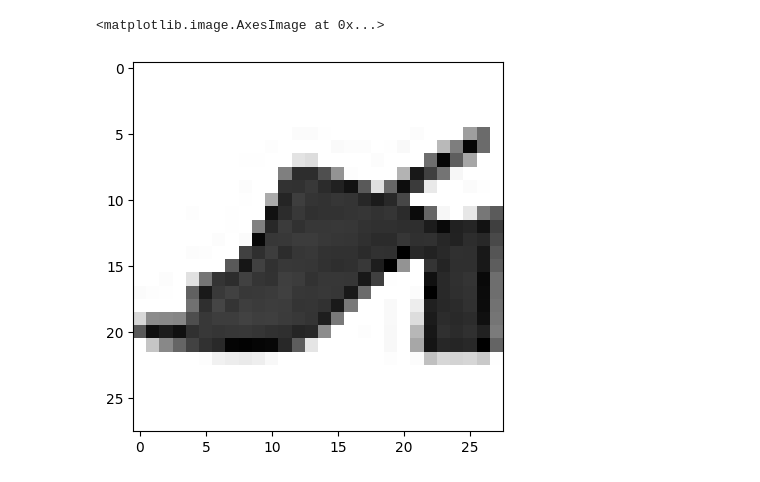
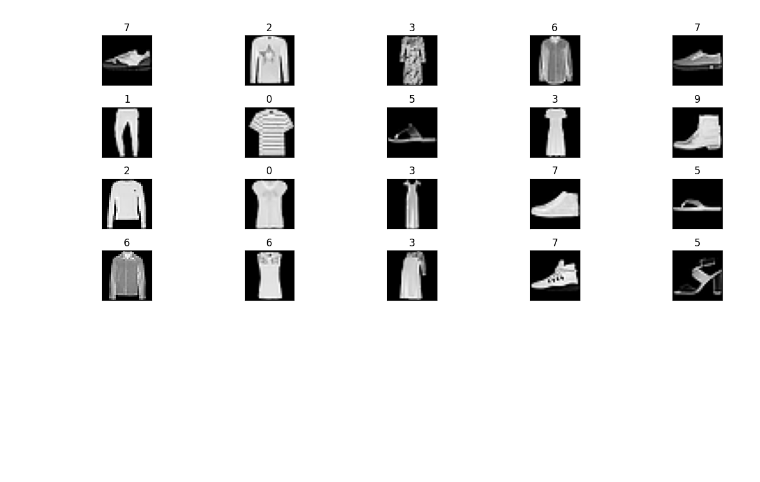
Before and after one commit to ParimiHarsha/FashionMNIST-Classification, a Jupyter notebook: FashionMNIST_classification.ipynb, the cells around one changed output. Drawn from its saved outputs; the diff is of its cells as text; code cells hidden in the pictures; blank space fills up the shorter version.

```diff
--- a/FashionMNIST_classification.ipynb
+++ b/FashionMNIST_classification.ipynb
@@ -7,18 +53,24 @@ from torchvision import datasets, transforms
 # %%
 # Define a transform to normalize the data
-transform = transforms.Compose([transforms.ToTensor(),
-                                transforms.Normalize((0.5,), (0.5,))])
-# Download and load the training data
-trainset = datasets.FashionMNIST('~/.pytorch/F_MNIST_data/', download=True, train=True, transform=transform)
-trainloader = torch.utils.data.DataLoader(trainset, batch_size=64, shuffle=True)
+transform = transforms.Compose(
+    [transforms.ToTensor(), transforms.Normalize((0.5,), (0.5,))]
+)
+# Download the train and test data
+trainset = datasets.FashionMNIST(
+    "~/.pytorch/F_MNIST_data/", download=True, train=True, transform=transform
+)
+testset = datasets.FashionMNIST(
+    "~/.pytorch/F_MNIST_data/", download=True, train=False, transform=transform
+)
 
-# Download and load the test data
-testset = datasets.FashionMNIST('~/.pytorch/F_MNIST_data/', download=True, train=False, transform=transform)
-testloader = torch.utils.data.DataLoader(testset, batch_size=64, shuffle=True)
+# Validation Set
+index = list(range(len(trainset)))
+np.random.shuffle(index)
+validation_split = int(np.floor(0.2 * len(trainset)))
+train = SubsetRandomSampler(index[:validation_split])
+validation = SubsetRandomSampler(index[validation_split:])
+
+
+# Data Loader
+trainloader = torch.utils.data.DataLoader(trainset, batch_size=100, shuffle=True)
+testloader = torch.utils.data.DataLoader(testset, batch_size=100, shuffle=True)
-# %%
-#Keep running this cell to see different images of clothes in the dataset
-image, label = next(iter(trainloader))
-plt.imshow(image[0][0],cmap = 'binary')
-# %% [output]
-<matplotlib.image.AxesImage at 0x...>
-[figure, removed]
@@ -24,0 +90,11 @@ plt.imshow(image[0][0],cmap = 'binary')
+# %%
+iterator = iter(trainloader)
+images, labels = next(iter(trainloader))
+fig = plt.figure(figsize=(15, 5))
+for id in np.arange(20):
+    ax = fig.add_subplot(4, 20//4, id+1, xticks=[], yticks=[])
+    ax.imshow(np.squeeze(images[id]), cmap='gray')
+    ax.set_title(labels[id].item())
+    fig.tight_layout()
+# %% [output]
+[figure, added]
```
Also changed, not shown: parts of 9 cells of this notebook, 8 other files.
